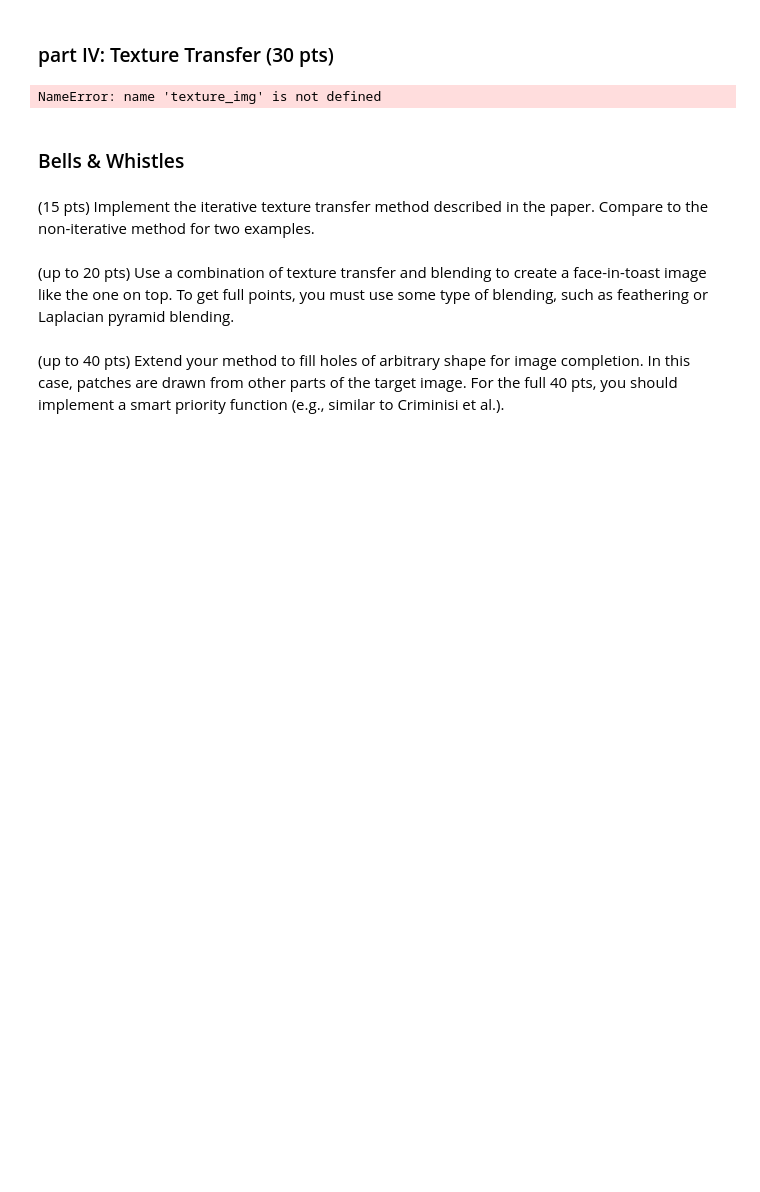
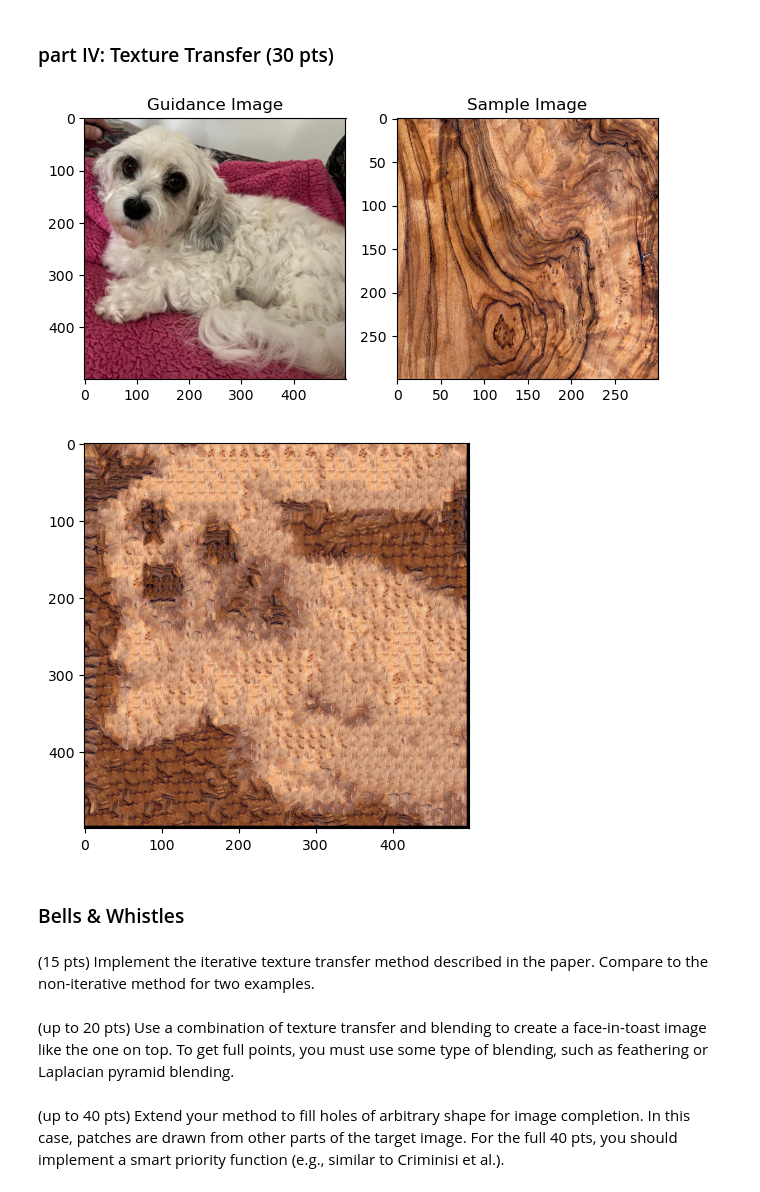
Before and after one commit to leahlud/image-quilting, a Jupyter notebook: image_quilting.ipynb, the cells around one changed output. Drawn from its saved outputs; the diff is of its cells as text; code cells hidden in the pictures; blank space fills up the shorter version.

Commit message:
Finished main parts

```diff
--- a/image_quilting.ipynb
+++ b/image_quilting.ipynb
@@ -414,13 +434,17 @@ def texture_transfer(sample, patch_size, overlap, tol, guidance_im, alpha):
     sample_height, sample_width, channels = np.shape(sample)
     half_patch = patch_size // 2
 
+    # convert guidance from uint8 to float32
+    guidance_im = guidance_im.astype(np.float32) / 255.0
+    guidance_height, guidance_width, _ = np.shape(guidance_im)
+
     # initialize texture to be all zeros
-    texture = np.zeros((out_size, out_size, 3), dtype=np.float32)
+    texture = np.zeros((guidance_height, guidance_width, 3), dtype=np.float32)
 
     # loop through possible patches in texture, making sure to overlap
     z = 0
-    for r in range(0, out_size - patch_size + 1, patch_size - overlap):
-        for c in range(0, out_size - patch_size + 1, patch_size - overlap):
+    for r in range(0, guidance_height - patch_size + 1, patch_size - overlap):
+        for c in range(0, guidance_width - patch_size + 1, patch_size - overlap):
             z = z + 1
             # check if top left corner
             if r == 0 and c == 0:
@@ -436,6 +460,9 @@ def texture_transfer(sample, patch_size, overlap, tol, guidance_im, alpha):
                 # get the current part of the new texture we want to fill in
                 template = texture[r:r+patch_size, c:c+patch_size, :]
 
+                # get the current part of the guidance for computing costs
+                guidance = guidance_im[r:r+patch_size, c:c+patch_size, :]
+
                 # create mask of where there is overlap in the template
                 mask = np.zeros_like(template)
                 if c > 0:
@@ -445,7 +472,7 @@ def texture_transfer(sample, patch_size, overlap, tol, guidance_im, alpha):
                     mask[:overlap, :, :] = 1
 
                 # compute the best sample coords from SSD costs
-                ssd_costs = ssd_patch(sample, template, mask, patch_size)
+                ssd_costs = ssd_patch_transfer(sample, template, guidance, mask, patch_size, alpha)
                 center_i, center_j = choose_sample(ssd_costs, tol)
                 patch = sample[center_i-half_patch:center_i+half_patch+1, center_j-half_patch:center_j+half_patch+1, :].copy()
 
@@ -494,20 +521,36 @@ def texture_transfer(sample, patch_size, overlap, tol, guidance_im, alpha):
                 texture_patch[:,:,2] = np.where(seam_mask == 0, texture_patch[:,:,2], patch[:,:,2])
 
     return texture
-# %%
-# load/process appropriate input texture and guidance images
-
-patch_size = 25
-overlap = 11
-tol = 3
-alpha = 0.5
-res = texture_transfer(texture_img, patch_size, overlap, tol, guidance_img, alpha)
-
-plt.figure(figsize=(15,15))
-plt.imshow(res)
-plt.show()
-# %% [output]
-NameError: name 'texture_img' is not defined
+# %%
+# load/process appropriate input texture and guidance images
+guidance_img_fn = 'samples/millie.jpg'
+guidance_img = cv2.cvtColor(cv2.imread(guidance_img_fn), cv2.COLOR_BGR2RGB)
+guidance_img = cv2.resize(guidance_img, (500, 500))
+plt.subplot(1, 2, 1)
+plt.title("Guidance Image")
+plt.imshow(guidance_img)
+
+sample_img_fn = 'samples/wood.jpg'
+sample_img = cv2.cvtColor(cv2.imread(sample_img_fn), cv2.COLOR_BGR2RGB)
+sample_img = cv2.resize(sample_img, (300, 300))
+plt.subplot(1, 2, 2)
+plt.title("Sample Image")
+plt.imshow(sample_img)
+plt.tight_layout()
+plt.show()
+
+patch_size = 21
+overlap = 7
+tol = 5
+alpha = 0.2
+res = texture_transfer(sample_img, patch_size, overlap, tol, guidance_img, alpha)
+
+plt.figure(figsize=(5,5))
+plt.imshow(res)
+plt.show()
+# %% [output]
+[figure, added]
+[figure, added]
 # %% [markdown]
 ### Bells & Whistles
 # %% [markdown]
```
Also changed, not shown: parts of 4 cells of this notebook, 2 other files.
